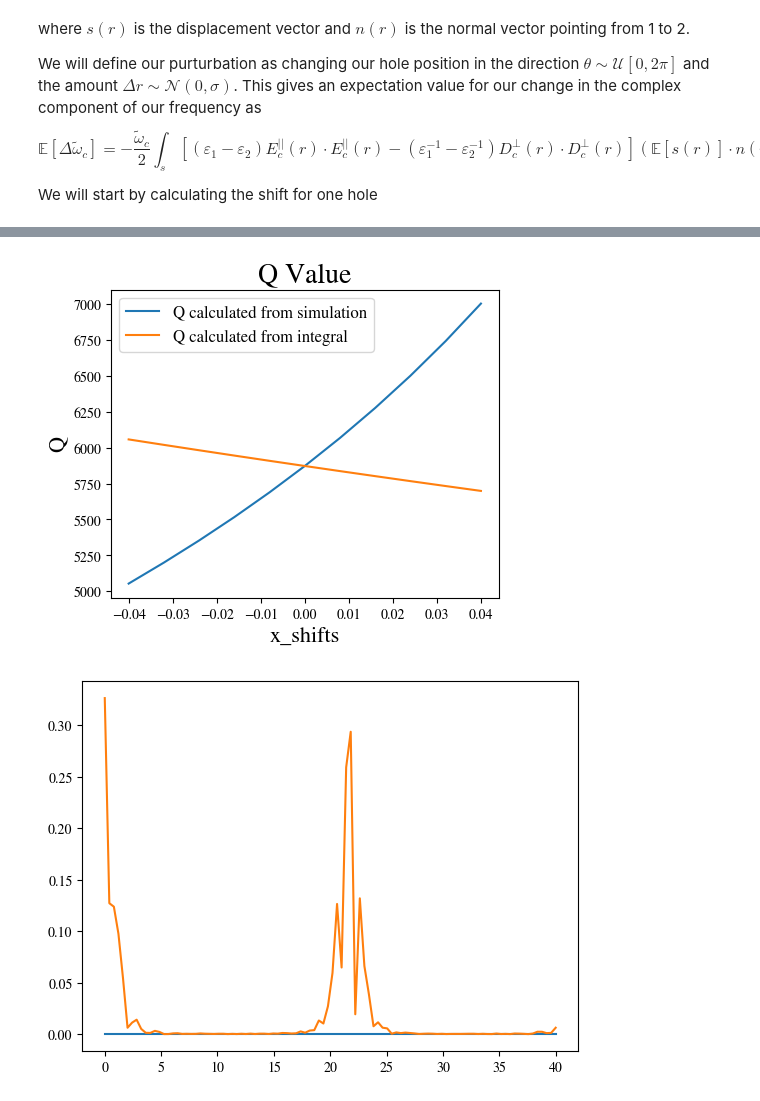
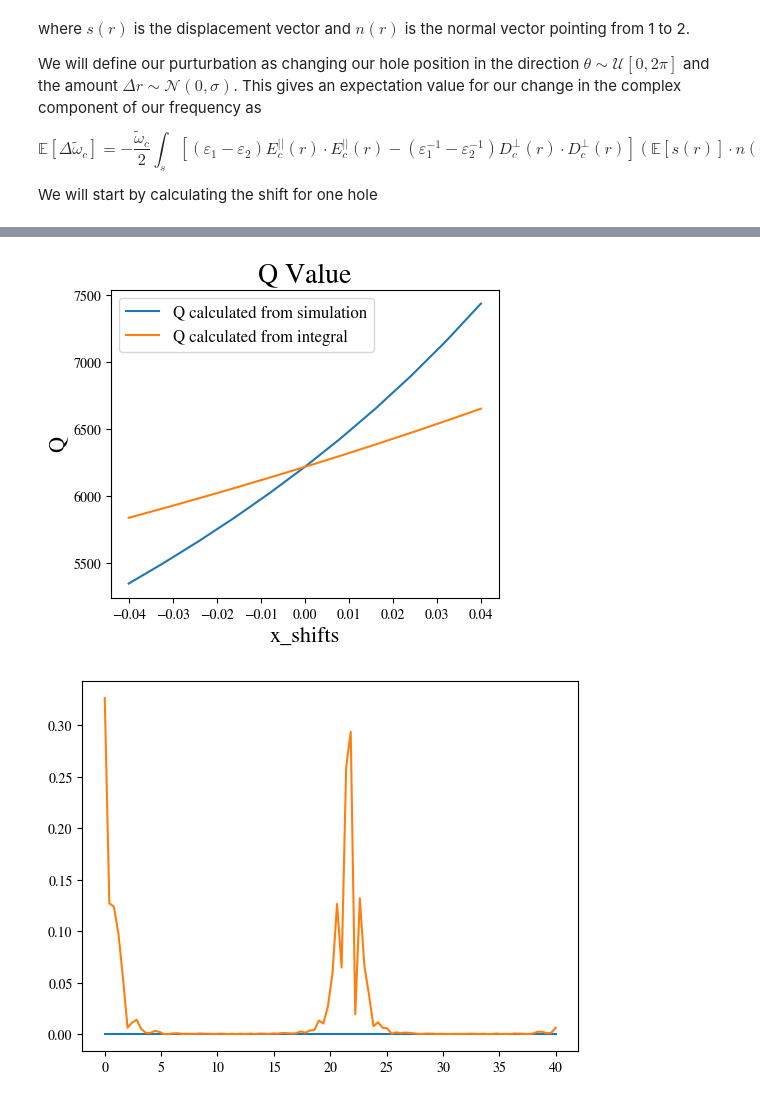
Before and after one commit to DominicJThompson/optGME, a Jupyter notebook: tests_old/Qshift.ipynb, the cells around one changed output, grey strips where cells are left out. Drawn from its saved outputs; the diff is of its cells as text; code cells hidden in the pictures.

```diff
--- a/tests_old/Qshift.ipynb
+++ b/tests_old/Qshift.ipynb
@@ -173,7 +157,7 @@ freqs = []
 freqs_im = []
 for x_shift in x_shifts:
     phc = L3(Nx=12,Ny=10,ra=.3,eps_b=3.4638**2,dslab=150/266,x_shift=x_shift)
-    Q_shifted = runGME(phc,120,2.01,gmode_inds=[0])
+    Q_shifted = runGME(phc,120,4.01,gmode_inds=[0])
     freqs.append(Q_shifted[0])
     freqs_im.append(Q_shifted[1])
 # %%
@@ -262,8 +246,8 @@ def get_xyfield(gme,k,n,xys,z,field='E',components='xyz'):
     return(fis)
 # %%
 phc_original = L3(Nx=15,Ny=13,ra=.3,eps_b=3.4638**2,dslab=150/266)
-gme_original = legume.GuidedModeExp(phc_original,2.01)
+gme_original = legume.GuidedModeExp(phc_original,4.01)
 gme_original.run(gmode_inds=[0],numeig=15*13+1,compute_im=True,verbose=False,kpoints=npa.array([[0],[0]]))
 # %%
-borders, phis, radii = hole_borders(phc_original)
+borders, phis, radii = hole_borders(phc_original,phidiv=45)
 # %%
@@ -317,5 +305,5 @@ zs_midpoints = zs_original[:-1] + (zs_original[1:] - zs_original[:-1])/2
 x_shifts = npa.linspace(-0.04, 0.04, 11)
 integrals = []
 for x_shift in x_shifts:
-    integrals.append(calcShift(gme_original,k=0,n=15*13,xys=borders[112][np.newaxis,:,:],zs=zs_midpoints,phis=phis,x_shift=x_shift)/(-1.0716673240116341-0.0017563373905464799j)**2)
+    integrals.append(calcShift(gme_original,k=0,n=15*13,xys=borders[112][np.newaxis,:,:],zs=zs_midpoints,phis=phis,x_shift=x_shift))
 # %% [output]
@@ -383,14 +371,14 @@ plt.show()
 # %%
 fig, ax = plt.subplots(figsize=(5,4))
 plt.xlabel('x_shifts', fontsize=16)
 plt.ylabel('Q', fontsize=16)
 plt.plot(x_shifts,np.array(freqs)/2/np.array(freqs_im), label='Q calculated from simulation', color='C0')
-plt.plot(x_shifts,(freqs[5]-np.real(integrals))/2/np.array(freqs_im[5]-np.imag(integrals)), label='Q calculated from integral', color='C1')
+plt.plot(x_shifts,(freqs[5]+np.real(integrals))/2/np.array(freqs_im[5]+np.imag(integrals)), label='Q calculated from integral', color='C1')
 plt.legend(fontsize=12)
 plt.title('Q Value', fontsize=20)
 plt.show()
 # %% [output]
-[figure, old version]
+[figure, new version]
 # %%
 zs = np.linspace(0,40,100)
 ex = []
```
Also changed, not shown: parts of 7 cells of this notebook, 4 other files.
